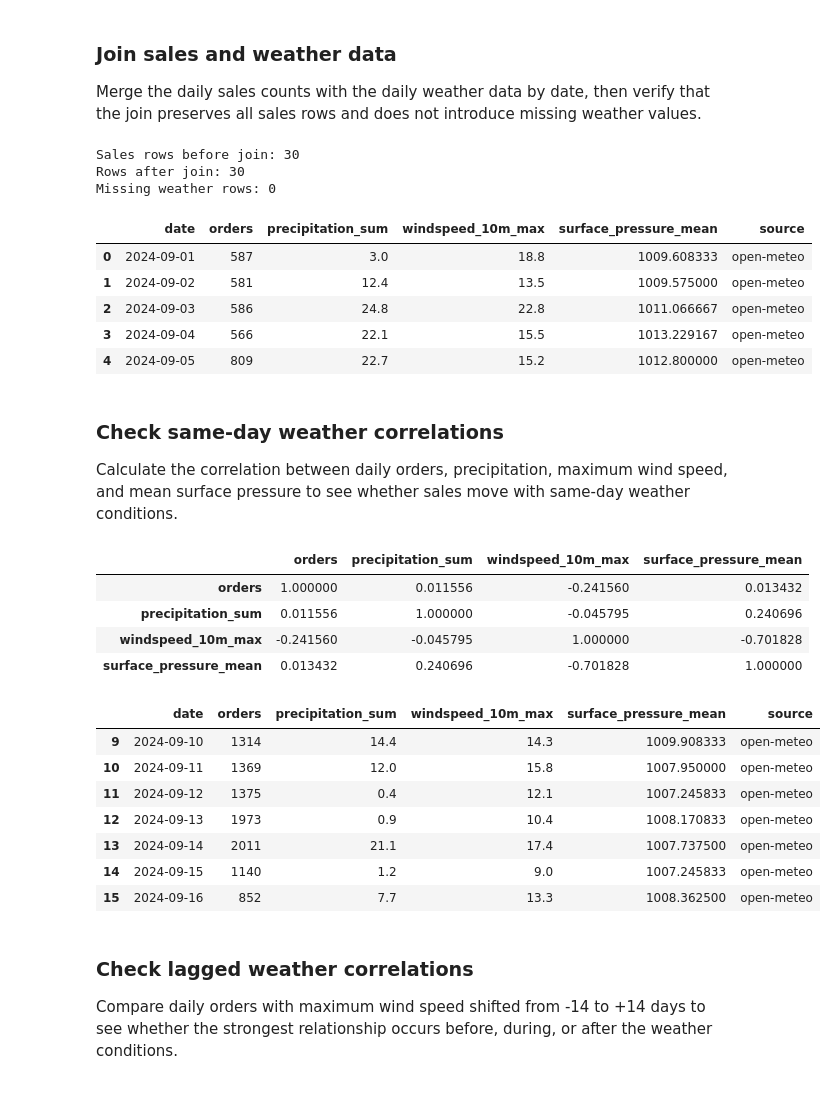
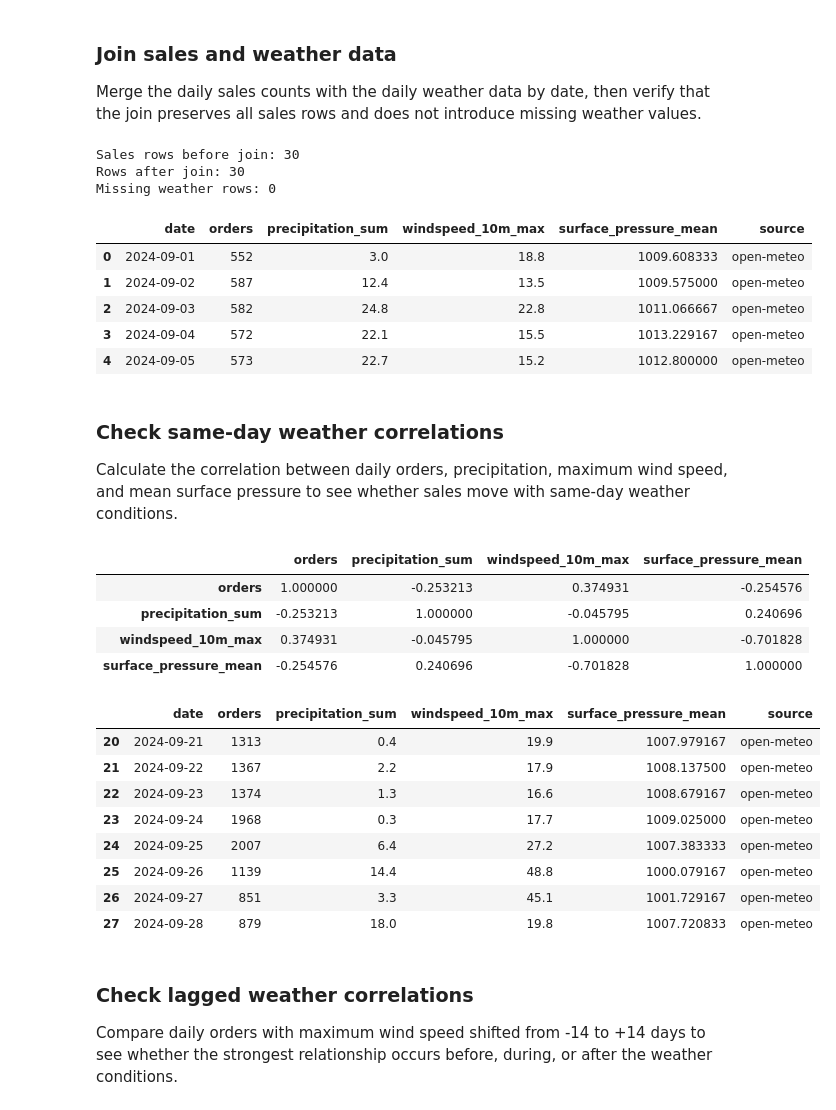
Before and after one commit to Angela-Benedict/ds2002-fa26, a Jupyter notebook: notebooks/walmart-hurricane-project/noor_weather_api.ipynb, the cells around one changed output. Cells and saved outputs as stored; diff of their text form; code cells hidden in the pictures.

```diff
--- a/notebooks/walmart-hurricane-project/noor_weather_api.ipynb
+++ b/notebooks/walmart-hurricane-project/noor_weather_api.ipynb
@@ -34,11 +47,15 @@ Convert the mixed-format transaction timestamps to datetime values and create a
 def prepare_sales_for_weather_join(sales_df, timestamp_col):
     sales = sales_df.copy()
 
+    before = len(sales)
+    sales = sales.drop_duplicates()
+    print("Duplicate rows removed:", before - len(sales))
+
     sales[timestamp_col] = pd.to_datetime(
-    sales[timestamp_col],
-    format="mixed",
-    errors="coerce"
-)
+        sales[timestamp_col],
+        format="mixed",
+        errors="coerce"
+    )
 
     sales["date"] = sales[timestamp_col].dt.normalize()
 
@@ -194,11 +248,11 @@ Sales rows before join: 30
 Rows after join: 30
 Missing weather rows: 0
 |  | date | orders | precipitation_sum | windspeed_10m_max | surface_pressure_mean | source |
-| 0 | 2024-09-01 | 587 | 3.0 | 18.8 | 1009.608333 | open-meteo |
-| 1 | 2024-09-02 | 581 | 12.4 | 13.5 | 1009.575000 | open-meteo |
-| 2 | 2024-09-03 | 586 | 24.8 | 22.8 | 1011.066667 | open-meteo |
-| 3 | 2024-09-04 | 566 | 22.1 | 15.5 | 1013.229167 | open-meteo |
-| 4 | 2024-09-05 | 809 | 22.7 | 15.2 | 1012.800000 | open-meteo |
+| 0 | 2024-09-01 | 552 | 3.0 | 18.8 | 1009.608333 | open-meteo |
+| 1 | 2024-09-02 | 587 | 12.4 | 13.5 | 1009.575000 | open-meteo |
+| 2 | 2024-09-03 | 582 | 24.8 | 22.8 | 1011.066667 | open-meteo |
+| 3 | 2024-09-04 | 572 | 22.1 | 15.5 | 1013.229167 | open-meteo |
+| 4 | 2024-09-05 | 573 | 22.7 | 15.2 | 1012.800000 | open-meteo |
 # %% [markdown]
 ### Check same-day weather correlations
 
@@ -214,24 +268,25 @@ sales_weather[
 ].corr()
 # %% [output]
 |  | orders | precipitation_sum | windspeed_10m_max | surface_pressure_mean |
-| orders | 1.000000 | 0.011556 | -0.241560 | 0.013432 |
-| precipitation_sum | 0.011556 | 1.000000 | -0.045795 | 0.240696 |
-| windspeed_10m_max | -0.241560 | -0.045795 | 1.000000 | -0.701828 |
-| surface_pressure_mean | 0.013432 | 0.240696 | -0.701828 | 1.000000 |
+| orders | 1.000000 | -0.253213 | 0.374931 | -0.254576 |
+| precipitation_sum | -0.253213 | 1.000000 | -0.045795 | 0.240696 |
+| windspeed_10m_max | 0.374931 | -0.045795 | 1.000000 | -0.701828 |
+| surface_pressure_mean | -0.254576 | 0.240696 | -0.701828 | 1.000000 |
 # %%
 sales_weather[
-    (sales_weather["date"] >= "2024-09-10") &
-    (sales_weather["date"] <= "2024-09-16")
+    (sales_weather["date"] >= "2024-09-21") &
+    (sales_weather["date"] <= "2024-09-28")
 ]
 # %% [output]
 |  | date | orders | precipitation_sum | windspeed_10m_max | surface_pressure_mean | source |
-| 9 | 2024-09-10 | 1314 | 14.4 | 14.3 | 1009.908333 | open-meteo |
-| 10 | 2024-09-11 | 1369 | 12.0 | 15.8 | 1007.950000 | open-meteo |
-| 11 | 2024-09-12 | 1375 | 0.4 | 12.1 | 1007.245833 | open-meteo |
-| 12 | 2024-09-13 | 1973 | 0.9 | 10.4 | 1008.170833 | open-meteo |
-| 13 | 2024-09-14 | 2011 | 21.1 | 17.4 | 1007.737500 | open-meteo |
-| 14 | 2024-09-15 | 1140 | 1.2 | 9.0 | 1007.245833 | open-meteo |
-| 15 | 2024-09-16 | 852 | 7.7 | 13.3 | 1008.362500 | open-meteo |
+| 20 | 2024-09-21 | 1313 | 0.4 | 19.9 | 1007.979167 | open-meteo |
+| 21 | 2024-09-22 | 1367 | 2.2 | 17.9 | 1008.137500 | open-meteo |
+| 22 | 2024-09-23 | 1374 | 1.3 | 16.6 | 1008.679167 | open-meteo |
+| 23 | 2024-09-24 | 1968 | 0.3 | 17.7 | 1009.025000 | open-meteo |
+| 24 | 2024-09-25 | 2007 | 6.4 | 27.2 | 1007.383333 | open-meteo |
+| 25 | 2024-09-26 | 1139 | 14.4 | 48.8 | 1000.079167 | open-meteo |
+| 26 | 2024-09-27 | 851 | 3.3 | 45.1 | 1001.729167 | open-meteo |
+| 27 | 2024-09-28 | 879 | 18.0 | 19.8 | 1007.720833 | open-meteo |
 # %% [markdown]
 ### Check lagged weather correlations
 
```
Also changed, not shown: parts of 15 cells of this notebook.
